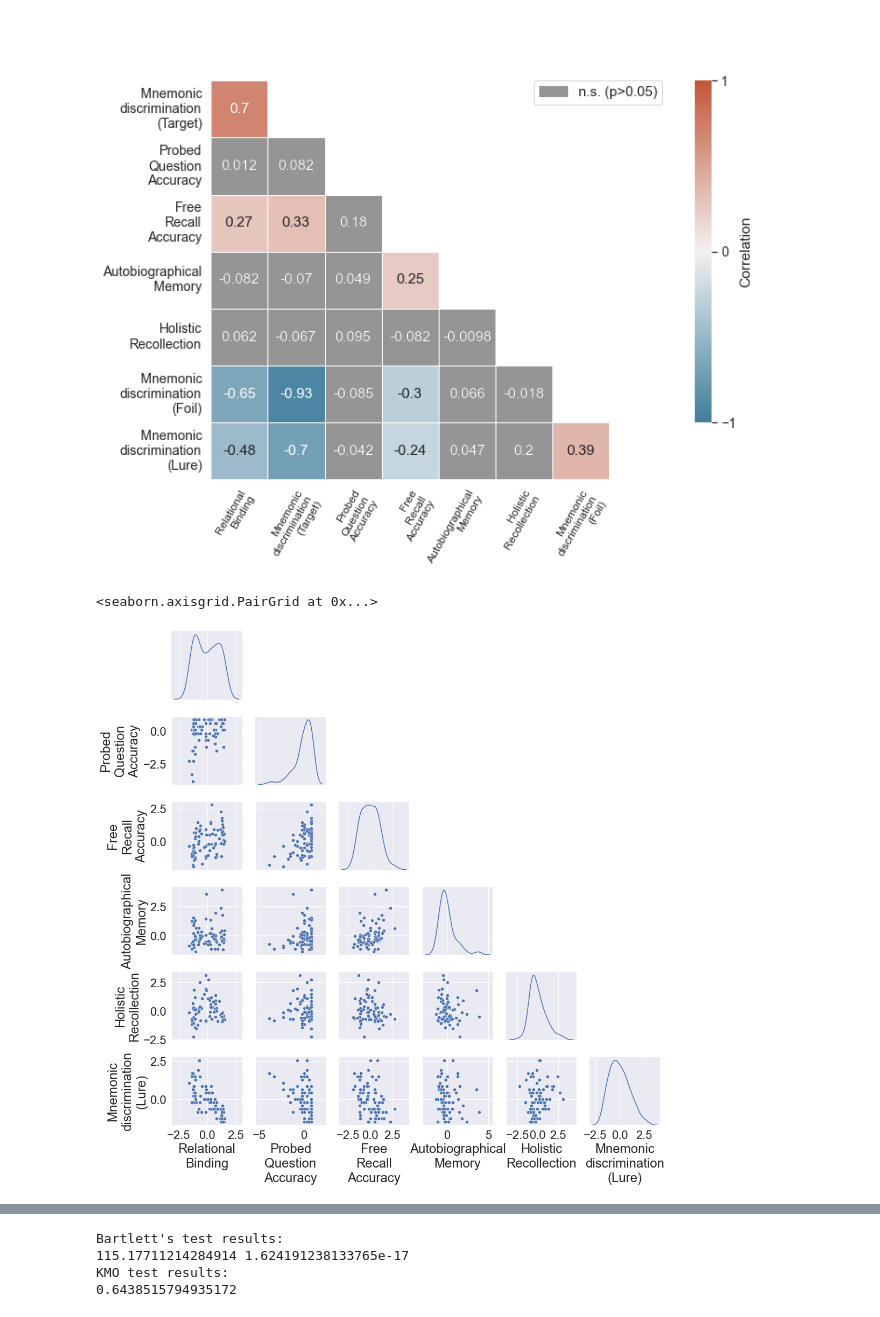
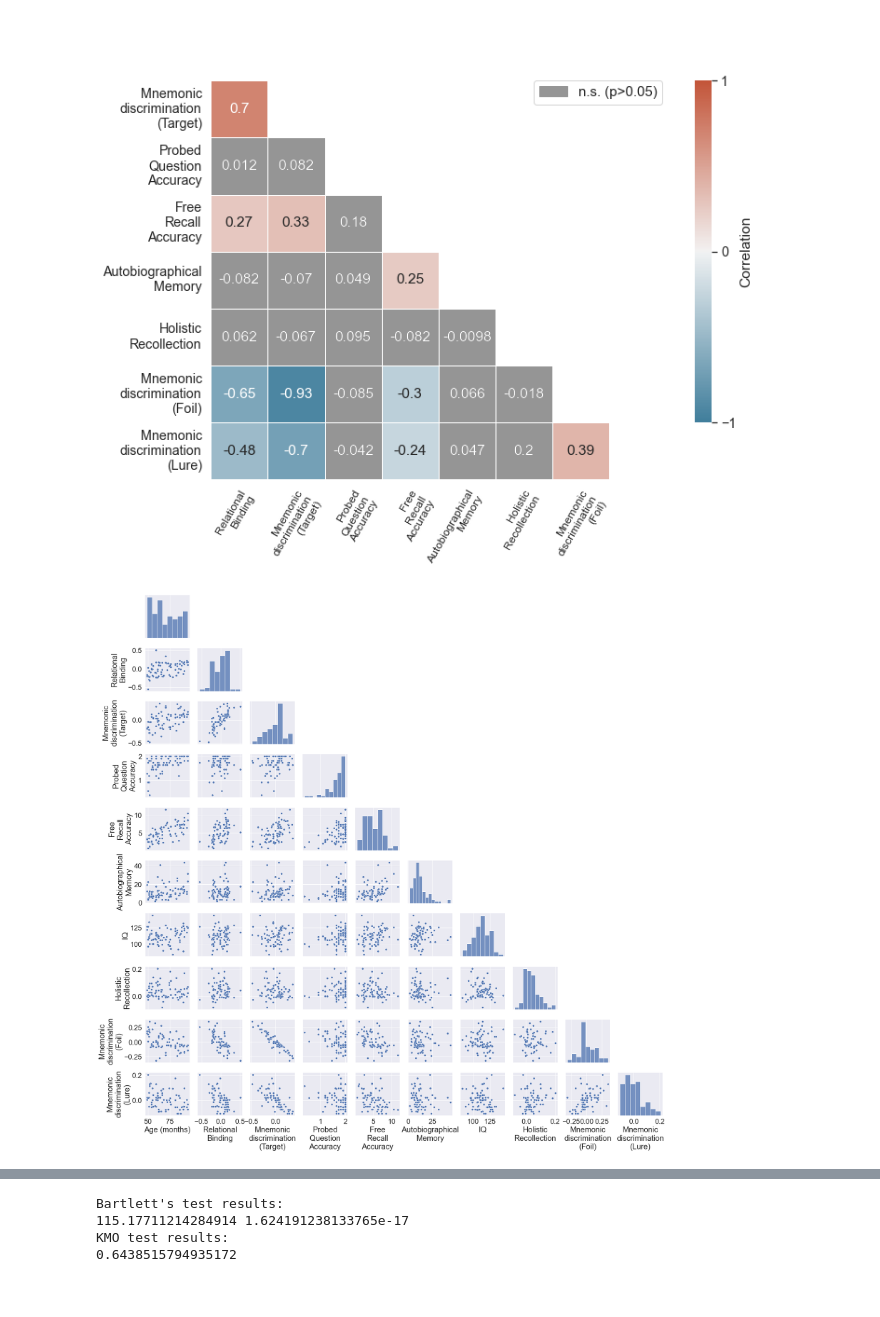
Before and after one commit to samsydco/Factor_Analysis, a Jupyter notebook: factor_anlaysis.ipynb, the cells around one changed output, grey strips where cells are left out. Drawn from its saved outputs; the diff is of its cells as text; code cells hidden in the pictures.

```diff
--- a/factor_anlaysis.ipynb
+++ b/factor_anlaysis.ipynb
@@ -175,7 +153,7 @@ Correrelations for: Maus/AM
 # %% [markdown]
 ### Does memory improve with age (eliminating delay outliers)?
 # %%
-dftemp = df[df['Delay']<19]
+dftemp = df_perm[df_perm['Delay']<19]
 cols_ = list(df_norm.columns)
 d = []
 dt = []
@@ -197,17 +175,21 @@ for k,v in {'PS/PC':['Relational\nBinding','Holistic\nRecollection',
     display(corrdf.loc[v])
     display(ttestdf.loc[v])
 N = 76
+d = []
+dftemp = df_hist
 for col in cols_:
     coltmp = col.replace('\n','').replace('(Target)','')
-    df_hist = df_hist.rename(columns={col:coltmp})
-    result = sm2.ols(formula=coltmp+'~Age + Delay',data=df_hist).fit()
-    print(coltmp)
+    dftemp = dftemp.rename(columns={col:coltmp})
+    result = sm2.ols(formula=coltmp+'~Age + Delay',data=dftemp).fit()
     for v in ['Delay','Age']:
-        print('With '+v+':')
         t = result.tvalues[v]
         r = t / np.sqrt((N - 2) + np.square(t))
-        print('r = '+str(r))
-        print('p = '+str(result.pvalues[v]))
+        d.append({'Column':coltmp,
+                 'Regressor':v,
+                 'R-value':r,
+                 'P-value':result.pvalues[v]})
+df_delayageregression = pd.DataFrame(d)
+display(df_delayageregression)
 # %% [output]
 Correrelations for: PS/PC
 |  | n | r | CI95% | p-val | BF10 | power |
@@ -247,15 +225,21 @@ p = 0.5341912117522385
 # %% [markdown]
 ### How does variation in PSPC task impact performance?
 # %%
-for col in ['Mnemonicdiscrimination','RelationalBinding','Mnemonic\ndiscrimination\n(Lure)', 'Mnemonic\ndiscrimination\n(Foil)','HolisticRecollection']:
+dftemp = df_hist
+d = []
+for col in ['Mnemonic\ndiscrimination\n(Target)','Relational\nBinding',
+            'Mnemonic\ndiscrimination\n(Lure)', 'Mnemonic\ndiscrimination\n(Foil)',
+            'Holistic\nRecollection']:
     coltmp = col.replace('\n','').replace('(','').replace(')','')
-    df_hist = df_hist.rename(columns={col:coltmp})
-    print(coltmp)
-    result = sm2.ols(formula=coltmp+'~Age + DelayPSPC',data=df_hist).fit()
+    dftemp = dftemp.rename(columns={col:coltmp})
+    result = sm2.ols(formula=coltmp+'~Age + DelayPSPC',data=dftemp).fit()
     for v in ['DelayPSPC','Age']:
-        print('With '+v+':')
         t = result.tvalues[v]
         r = t / np.sqrt((N - 2) + np.square(t))
-        print('r = '+str(r))
-        print('p = '+str(result.pvalues[v]))
+        d.append({'Column':coltmp,
+                 'Regressor':v,
+                 'R-value':r,
+                 'P-value':result.pvalues[v]})
+df_pspcdelay = pd.DataFrame(d)
+display(df_pspcdelay)
 # %% [output]
@@ -471,10 +462,11 @@ for col in df_norm.columns:
     #print(col)
     #print(res)
 # %%
+dftmp = df_perm[df_controlvars1.columns]
 sns.set(font_scale=2)
-g = sns.PairGrid(df_norm, diag_sharey=False, corner=True)
+g = sns.PairGrid(dftmp, diag_sharey=False, corner=True)
 g.map_lower(sns.scatterplot)
-g.map_diag(sns.kdeplot)
+g.map_diag(sns.histplot)
+g.figure.savefig('Figures/SuppFig4.png', dpi=100,bbox_inches="tight",format='png')
 # %% [output]
-<seaborn.axisgrid.PairGrid at 0x...>
-[figure, old version]
+[figure, new version]
```
Also changed, not shown: parts of 16 cells of this notebook.
